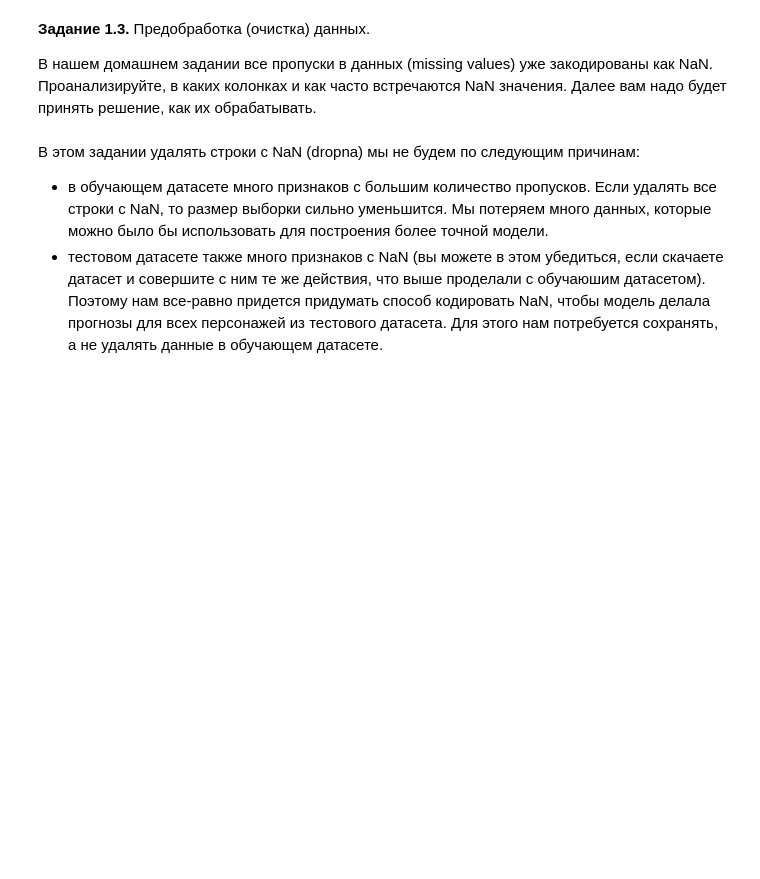
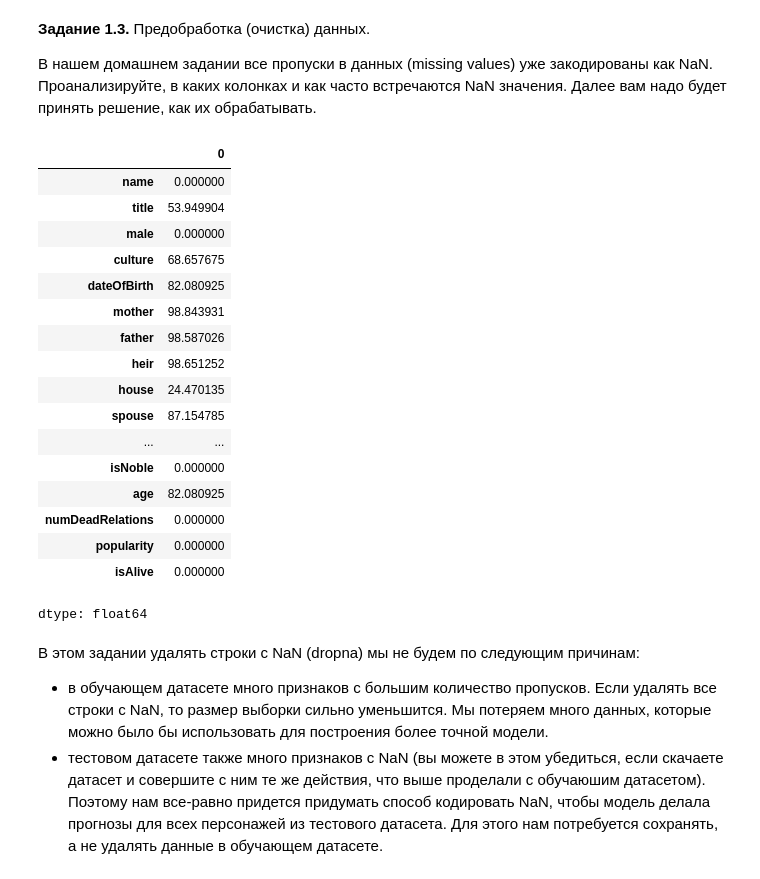
Before and after one commit to Yarkat/ML, a Jupyter notebook: week_01_ml_intro/Homework/hw_1_game_of_thrones.ipynb, the cells around one changed output. Drawn from its saved outputs; the diff is of its cells as text; code cells hidden in the pictures; blank space fills up the shorter version.

```diff
--- a/week_01_ml_intro/Homework/hw_1_game_of_thrones.ipynb
+++ b/week_01_ml_intro/Homework/hw_1_game_of_thrones.ipynb
@@ -169,3 +196,24 @@ data.describe(include = [...]).T[['count', 'min', 'max']]
+# %%
+data.isna().mean() * 100
+# %% [output]
+|  | 0 |
+| name | 0.000000 |
+| title | 53.949904 |
+| male | 0.000000 |
+| culture | 68.657675 |
+| dateOfBirth | 82.080925 |
+| mother | 98.843931 |
+| father | 98.587026 |
+| heir | 98.651252 |
+| house | 24.470135 |
+| spouse | 87.154785 |
+| ... | ... |
+| isNoble | 0.000000 |
+| age | 82.080925 |
+| numDeadRelations | 0.000000 |
+| popularity | 0.000000 |
+| isAlive | 0.000000 |
+dtype: float64
 # %% [markdown]
 В этом задании удалять строки с NaN (dropna) мы не будем по следующим причинам:
 - в обучающем датасете много признаков с большим количество пропусков. Если удалять все строки с NaN, то размер выборки сильно уменьшится. Мы потеряем много данных, которые можно было бы использовать для построения более точной модели.
```
Also changed, not shown: parts of 5 cells of this notebook.
